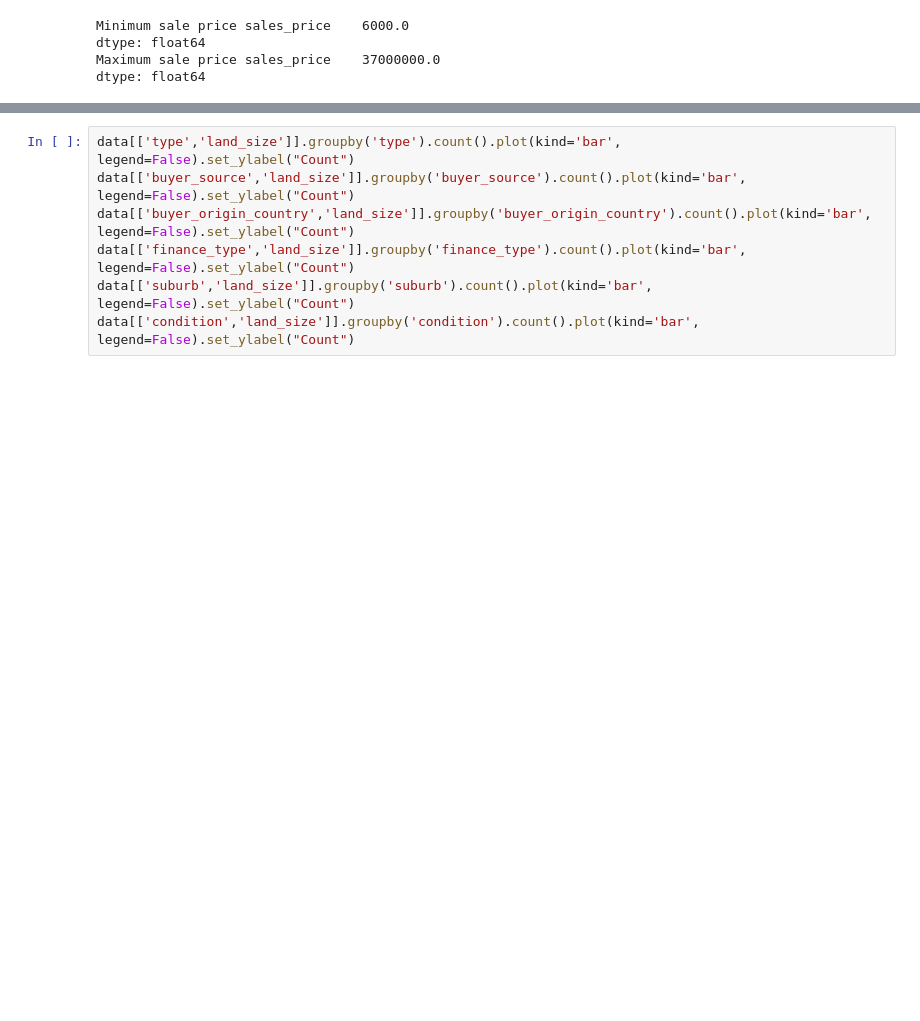
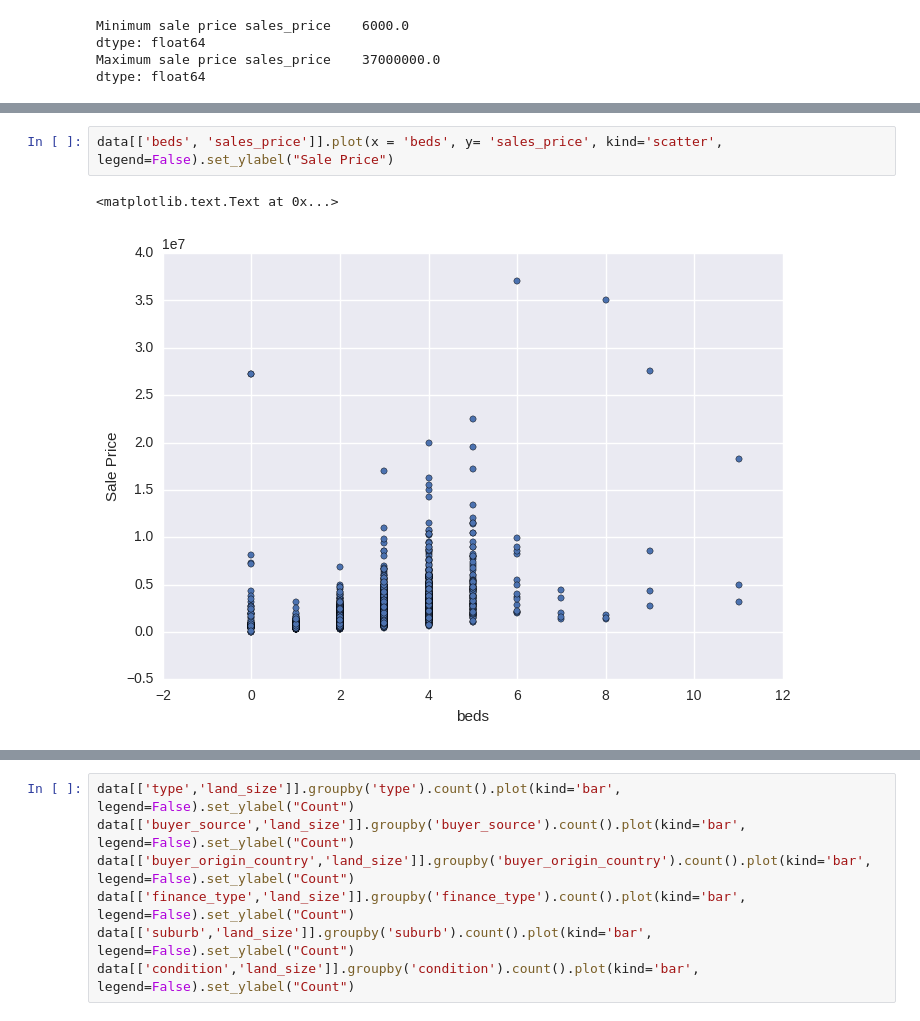
Before and after one commit to alpha-ibrahim/Talks, a Jupyter notebook: Talks-pydata_meetup/Model selection and evaluation.ipynb, the cells around one changed output, grey strips where cells are left out. Saved outputs shown, nothing was run; the diff lists cells and outputs as text; blank space fills up the shorter version.

```diff
--- a/Talks-pydata_meetup/Model selection and evaluation.ipynb
+++ b/Talks-pydata_meetup/Model selection and evaluation.ipynb
@@ -63,0 +69,5 @@ dtype: float64
+# %%
+data[['beds', 'sales_price']].plot(x = 'beds', y= 'sales_price', kind='scatter', legend=False).set_ylabel("Sale Price")
+# %% [output]
+<matplotlib.text.Text at 0x...>
+[figure, added]
```
Also changed, not shown: parts of 8 cells of this notebook, 1 other file.
